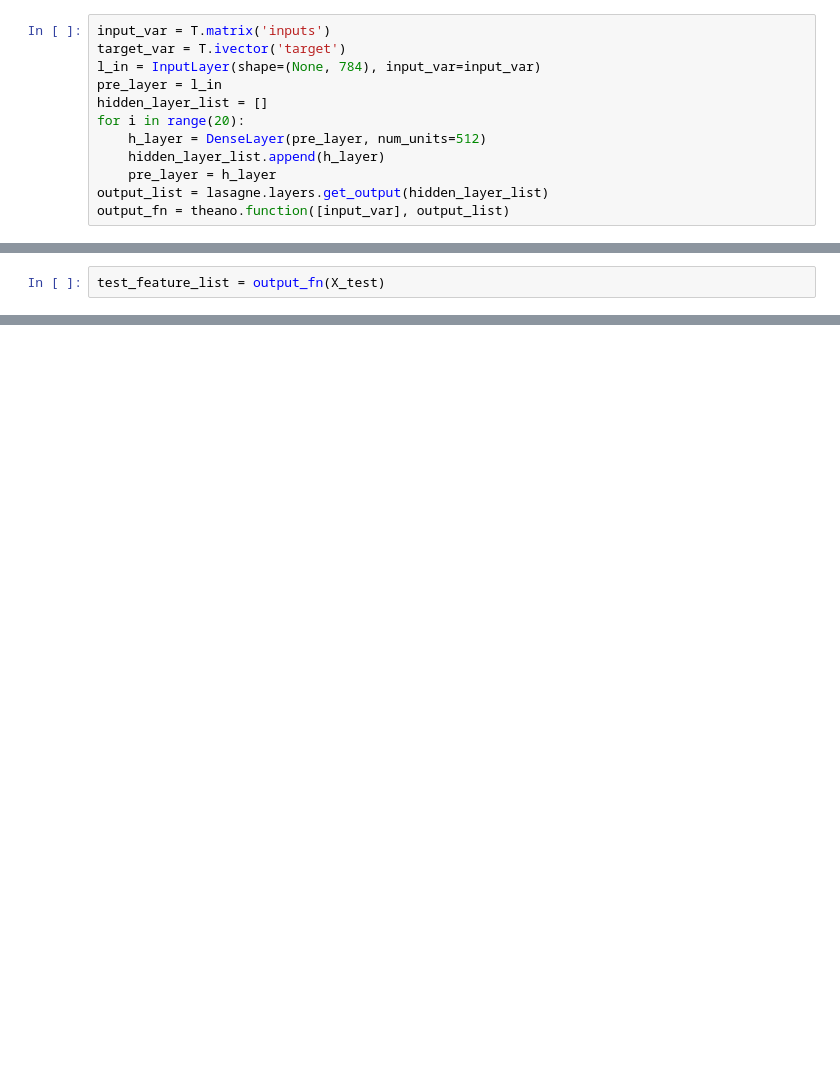
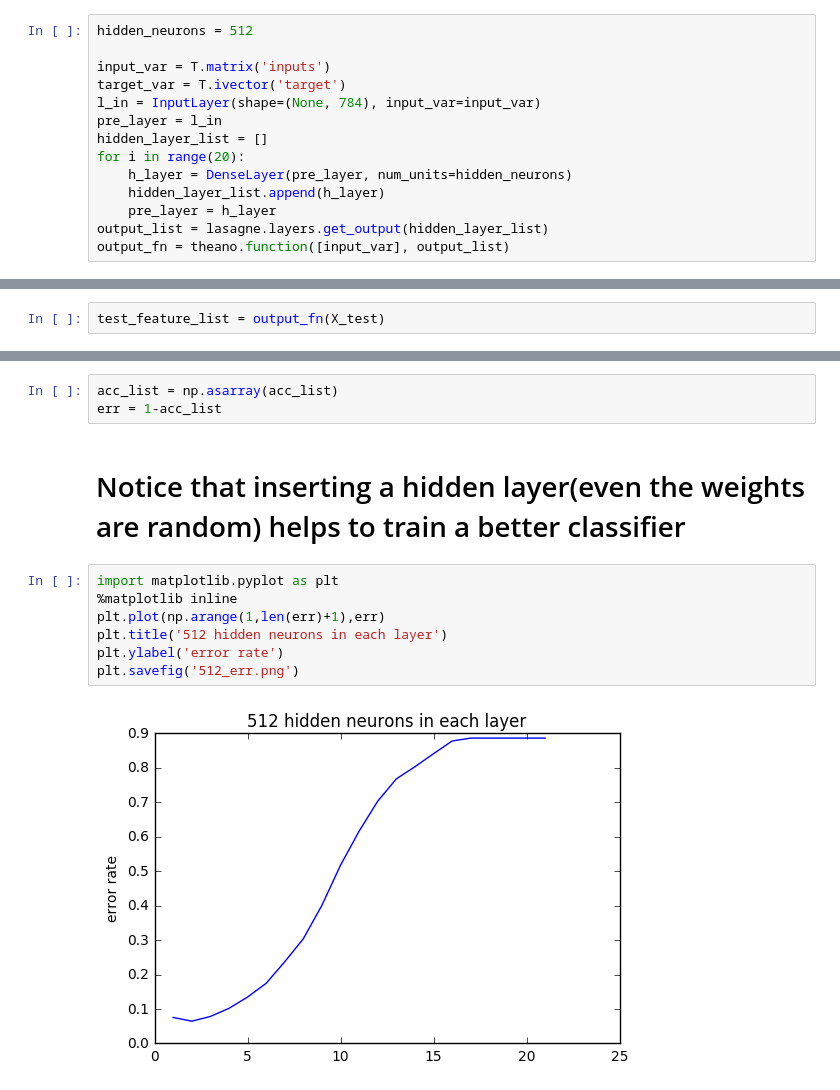
Before and after one commit to volpato30/R-D, a Jupyter notebook: random_test/Bengio's paper implementation.ipynb, the cells around one changed output, grey strips where cells are left out. Saved outputs shown, nothing was run; the diff lists cells and outputs as text; blank space fills up the shorter version.

```diff
--- a/random_test/Bengio's paper implementation.ipynb
+++ b/random_test/Bengio's paper implementation.ipynb
@@ -94,12 +97,14 @@ acc_list = []
 acc_list.append(lr.test_acc)
 # %%
+hidden_neurons = 512
+
 input_var = T.matrix('inputs')
 target_var = T.ivector('target')
 l_in = InputLayer(shape=(None, 784), input_var=input_var)
 pre_layer = l_in
 hidden_layer_list = []
 for i in range(20):
-    h_layer = DenseLayer(pre_layer, num_units=512)
+    h_layer = DenseLayer(pre_layer, num_units=hidden_neurons)
     hidden_layer_list.append(h_layer)
     pre_layer = h_layer
 output_list = lasagne.layers.get_output(hidden_layer_list)
@@ -161,0 +141,14 @@ overall acc is: 0.1135000005364418
+# %%
+acc_list = np.asarray(acc_list)
+err = 1-acc_list
+# %% [markdown]
+# Notice that inserting a hidden layer(even the weights are random) helps to train a better classifier
+# %%
+import matplotlib.pyplot as plt
+%matplotlib inline
+plt.plot(np.arange(1,len(err)+1),err)
+plt.title('512 hidden neurons in each layer')
+plt.ylabel('error rate')
+plt.savefig('512_err.png')
+# %% [output]
+[figure, added]
```
Also changed, not shown: parts of 6 cells of this notebook, 4 other files.
